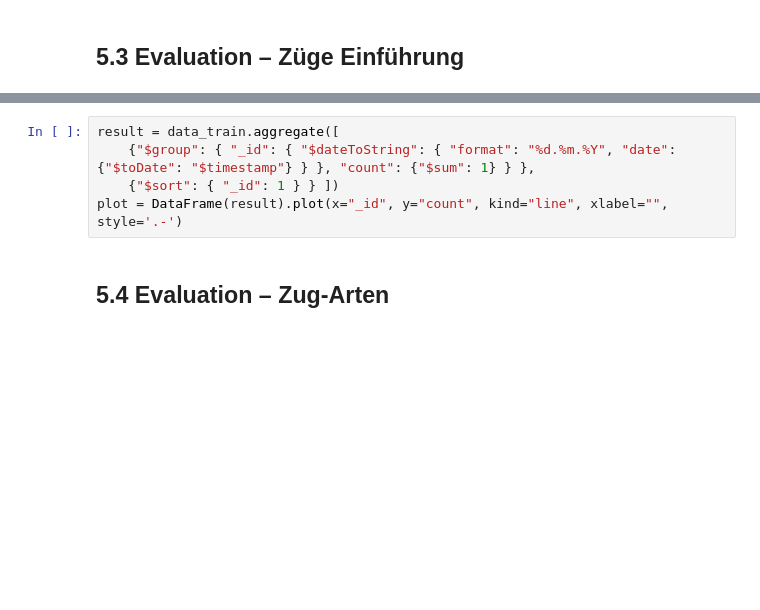
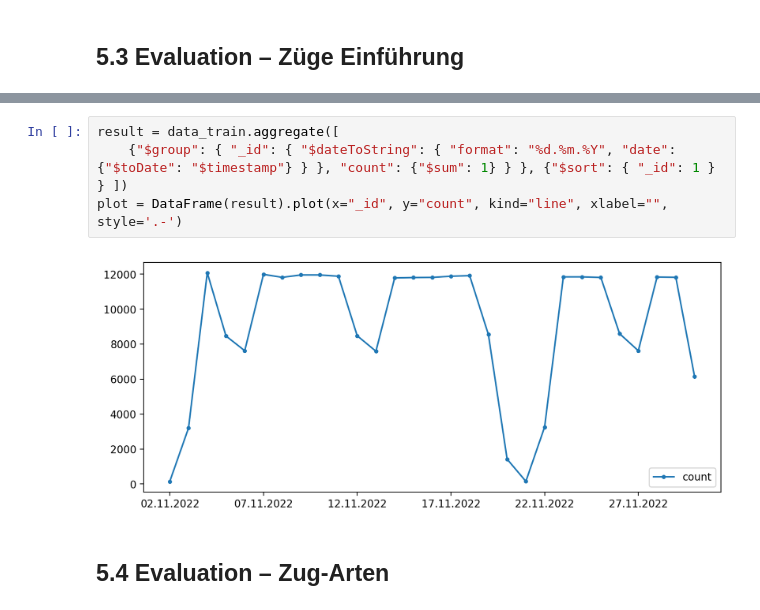
Before and after one commit to FrederikWolter/DBWeather, a Jupyter notebook: DBWeather.ipynb, the cells around one changed output, grey strips where cells are left out. Cells and saved outputs as stored; diff of their text form; blank space fills up the shorter version.

```diff
--- a/DBWeather.ipynb
+++ b/DBWeather.ipynb
@@ -284,8 +275,9 @@ print(f"{data_train.count_documents(filter={}):,}")
 # %%
 result = data_train.aggregate([
-    {"$group": { "_id": { "$dateToString": { "format": "%d.%m.%Y", "date": {"$toDate": "$timestamp"} } }, "count": {"$sum": 1} } },
-    {"$sort": { "_id": 1 } } ])
+    {"$group": { "_id": { "$dateToString": { "format": "%d.%m.%Y", "date": {"$toDate": "$timestamp"} } }, "count": {"$sum": 1} } }, {"$sort": { "_id": 1 } } ])
 plot = DataFrame(result).plot(x="_id", y="count", kind="line", xlabel="", style='.-')
+# %% [output]
+[figure, added]
 # %% [markdown]
 ## 5.4 Evaluation – Zug-Arten
 # %%
```
Also changed, not shown: parts of 25 cells of this notebook.
